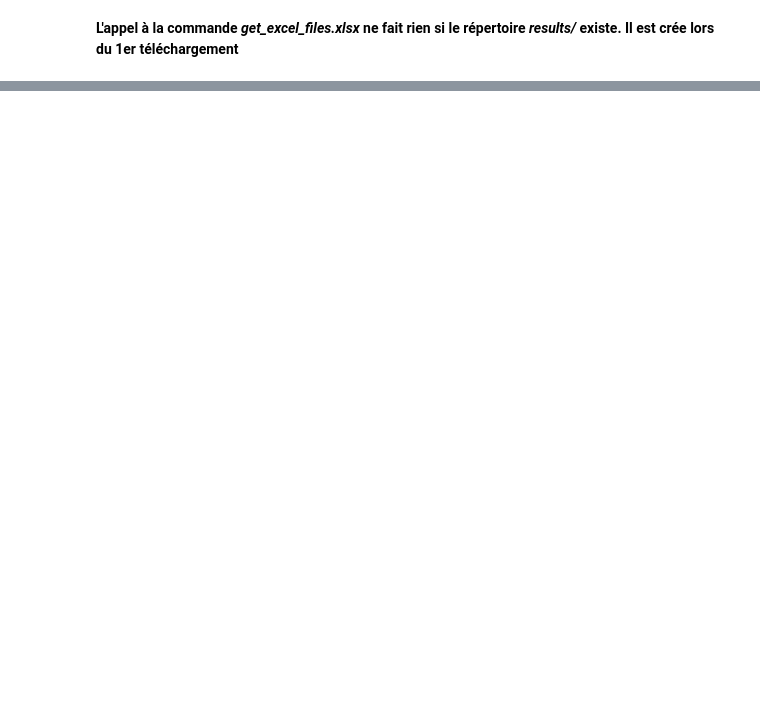
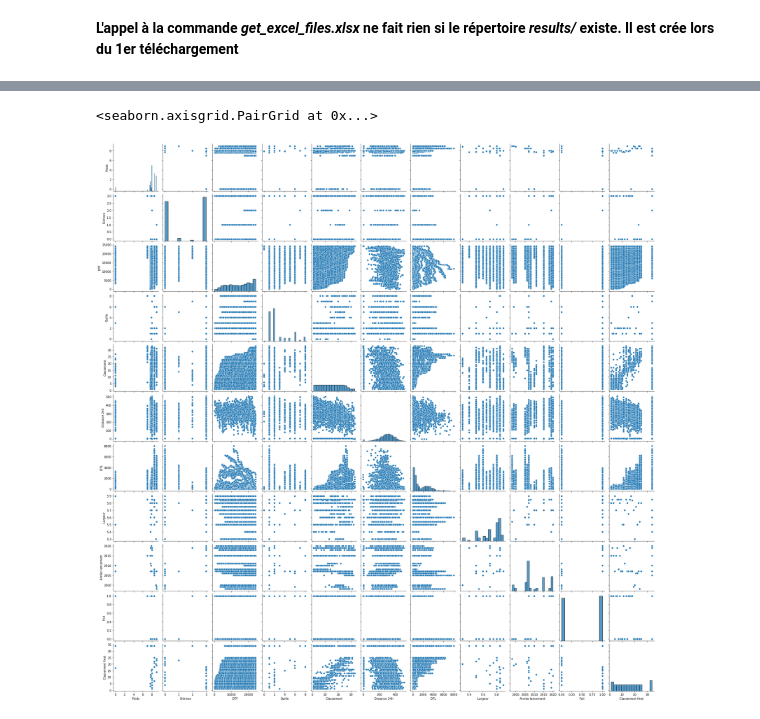
Before and after one commit to Kit-Data-Science-Telecom-2021-2022/lgp, a Jupyter notebook: Projet_final/projet-final-lgp.ipynb, the cells around one changed output, grey strips where cells are left out. Cells and saved outputs as stored; diff of their text form; code cells hidden in the pictures; blank space fills up the shorter version.

```diff
--- a/Projet_final/projet-final-lgp.ipynb
+++ b/Projet_final/projet-final-lgp.ipynb
@@ -269,2 +229,0 @@ Loading data from pickle file... done
-# %%
-df.set_index('Skipper')
@@ -364,11 +229,0 @@ set(df['Skipper'])
-# %%
-xlsxpath='results/vendeeglobe_20201110_080000.xlsx'
-x = pd.read_excel(xlsxpath, skiprows=[1, 2, 3],
-                          header=1,
-                          usecols=range(1,21),
-                          skipfooter=4)
-
-# ajout colonne avec le timestamp du fichier d'où est extrait la data
-x['Fichier de resultats'] = xlsxpath[-20:-5]
-x = clean_data(x)
-x
@@ -394,0 +566,3 @@ Cleaning dataframe done
+# %%
+df_classement_14h = df.loc[ df['Fichier de resultats'].str.endswith("140000")]
+df_classement_14h.head(1)
@@ -394,0 +584,18 @@ Cleaning dataframe done
+# %%
+cols_temp = ['Classement', 'Classement final', 'Skipper', \
+             'Bateau', 'Voile', 'Pays', 'Heure FR', 'Latitude', 'Longitude', \
+             'Cap 24h', 'Vitesse 24h', 'VMG 24h', 'Distance 24h', 'DTF', 'DTL', \
+             'Fichier de resultats', 'Foil', 'Dérives', 'Tirant', 'Longeur', 'Largeur', \
+             'Poids', 'Hauteur mât', 'Quille', 'Surface près', 'Surface portant', \
+             'Année lancement', 'Ancien nom']
+df_temp = df_classement_14h[cols_temp]
+
+def df_with_numerical_columns(df):
+    numerics = ['int16', 'int32', 'int64', 'float16', 'float32', 'float64']
+
+    num_df = df.select_dtypes(include=numerics)
+    return num_df
+
+num_df = df_with_numerical_columns(df_temp)
+
+num_df
@@ -394,0 +616,11 @@ Cleaning dataframe done
+# %%
+# pairplot sur 6 composantes sélectionnes aléatoirement
+# Tracé du Scatterplot
+df_sample = num_df.sample(n=10,axis='columns')
+df_sample[nom_colonne_y] = Y
+df_sample.head()
+
+sns.pairplot(df_sample)
+# %% [output]
+<seaborn.axisgrid.PairGrid at 0x...>
+[figure, added]
```
Also changed, not shown: parts of 48 cells of this notebook.
